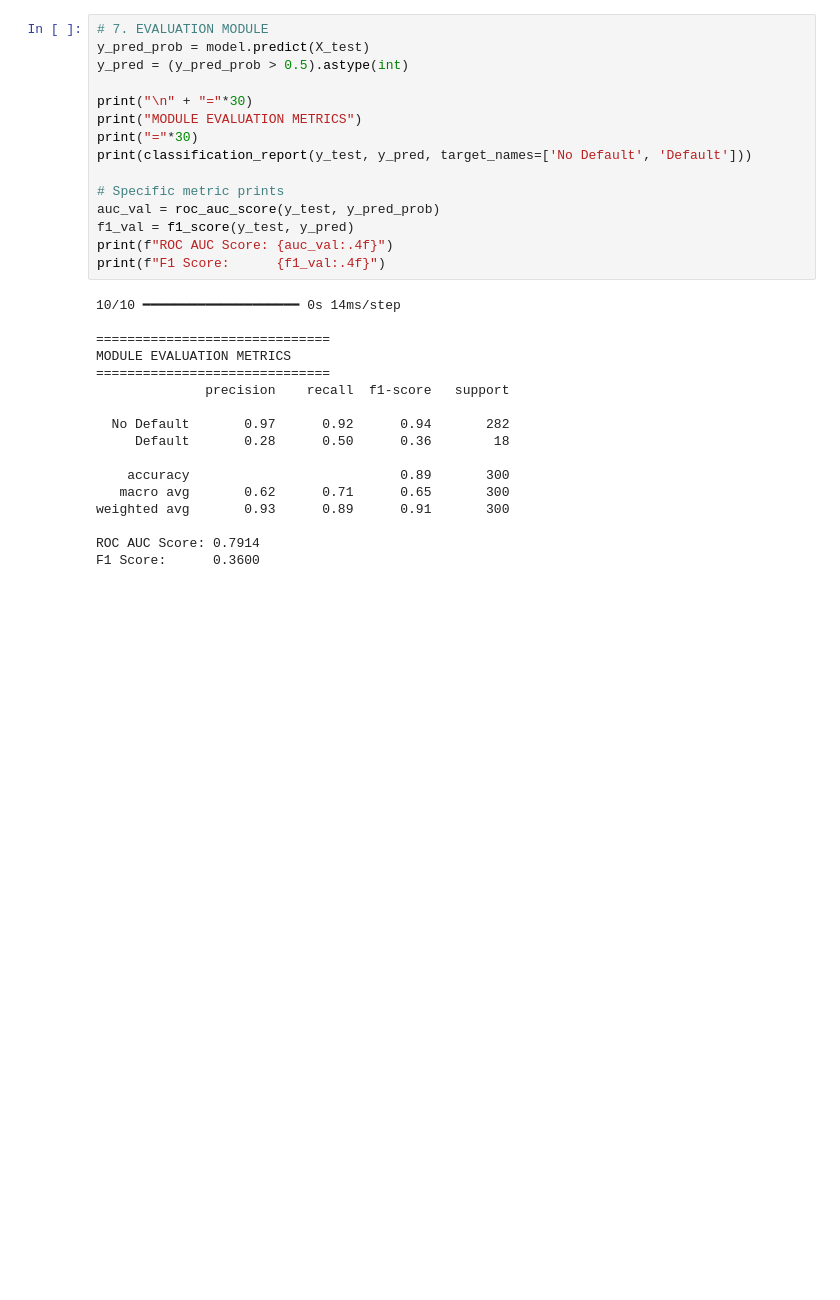
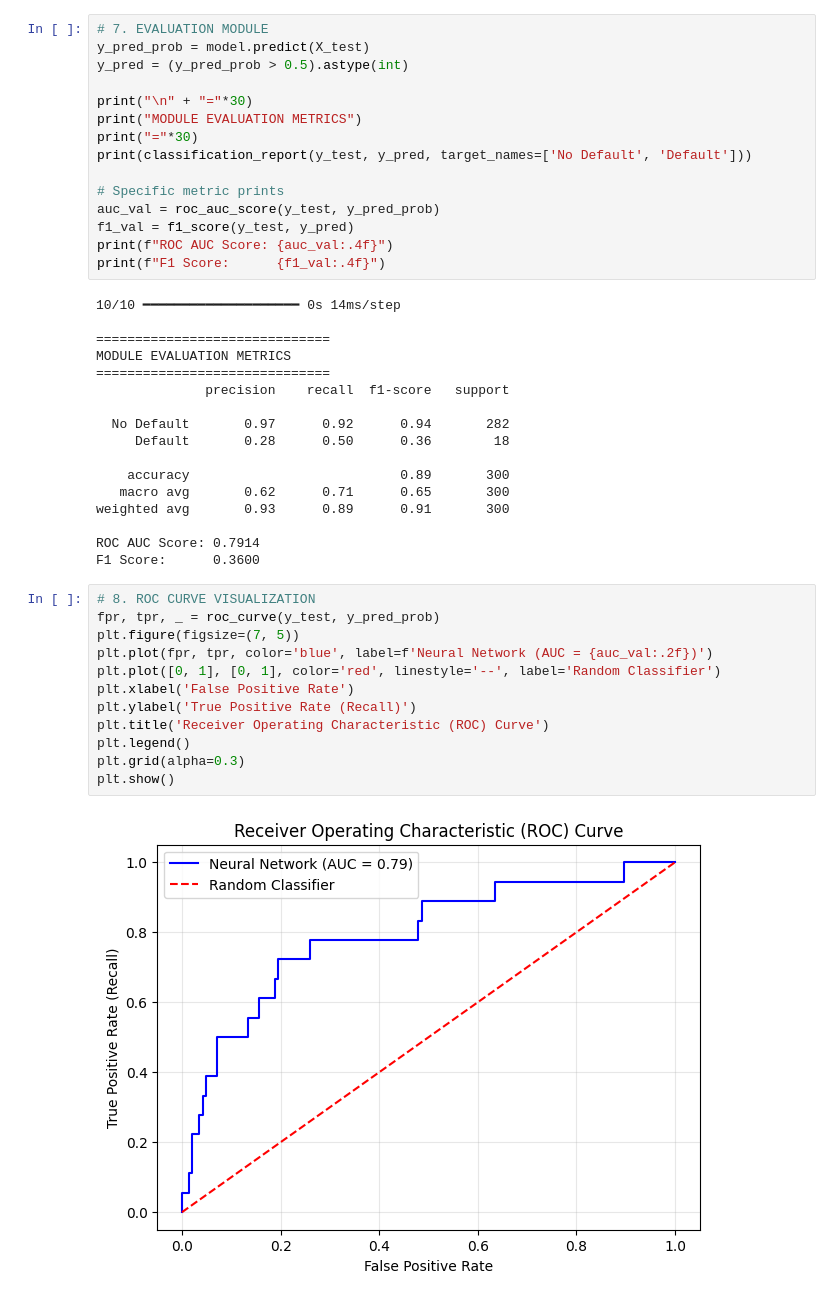
Before and after one commit to ShuHuiK/WIE3007_Group_Assignment, a Jupyter notebook: Neural_Network_Model_Development.ipynb, the cells around one changed output. Cells and saved outputs as stored; diff of their text form; blank space fills up the shorter version.

Commit message:
ROC Curve Visualization

```diff
--- a/Neural_Network_Model_Development.ipynb
+++ b/Neural_Network_Model_Development.ipynb
@@ -105,3 +105,17 @@ weighted avg       0.93      0.89      0.91       300
 
 ROC AUC Score: 0.7914
 F1 Score:      0.3600
+# %%
+# 8. ROC CURVE VISUALIZATION
+fpr, tpr, _ = roc_curve(y_test, y_pred_prob)
+plt.figure(figsize=(7, 5))
+plt.plot(fpr, tpr, color='blue', label=f'Neural Network (AUC = {auc_val:.2f})')
+plt.plot([0, 1], [0, 1], color='red', linestyle='--', label='Random Classifier')
+plt.xlabel('False Positive Rate')
+plt.ylabel('True Positive Rate (Recall)')
+plt.title('Receiver Operating Characteristic (ROC) Curve')
+plt.legend()
+plt.grid(alpha=0.3)
+plt.show()
+# %% [output]
+[figure, added]
```
